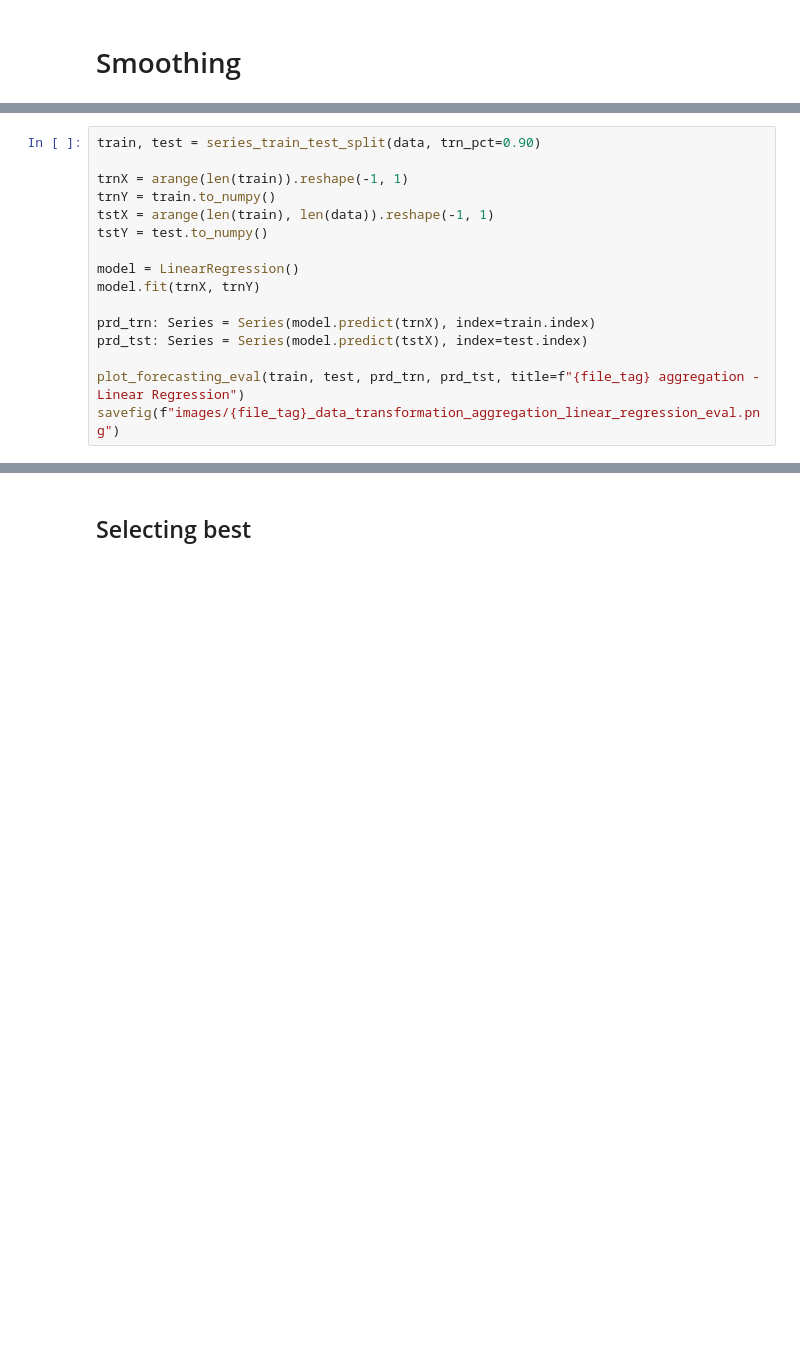
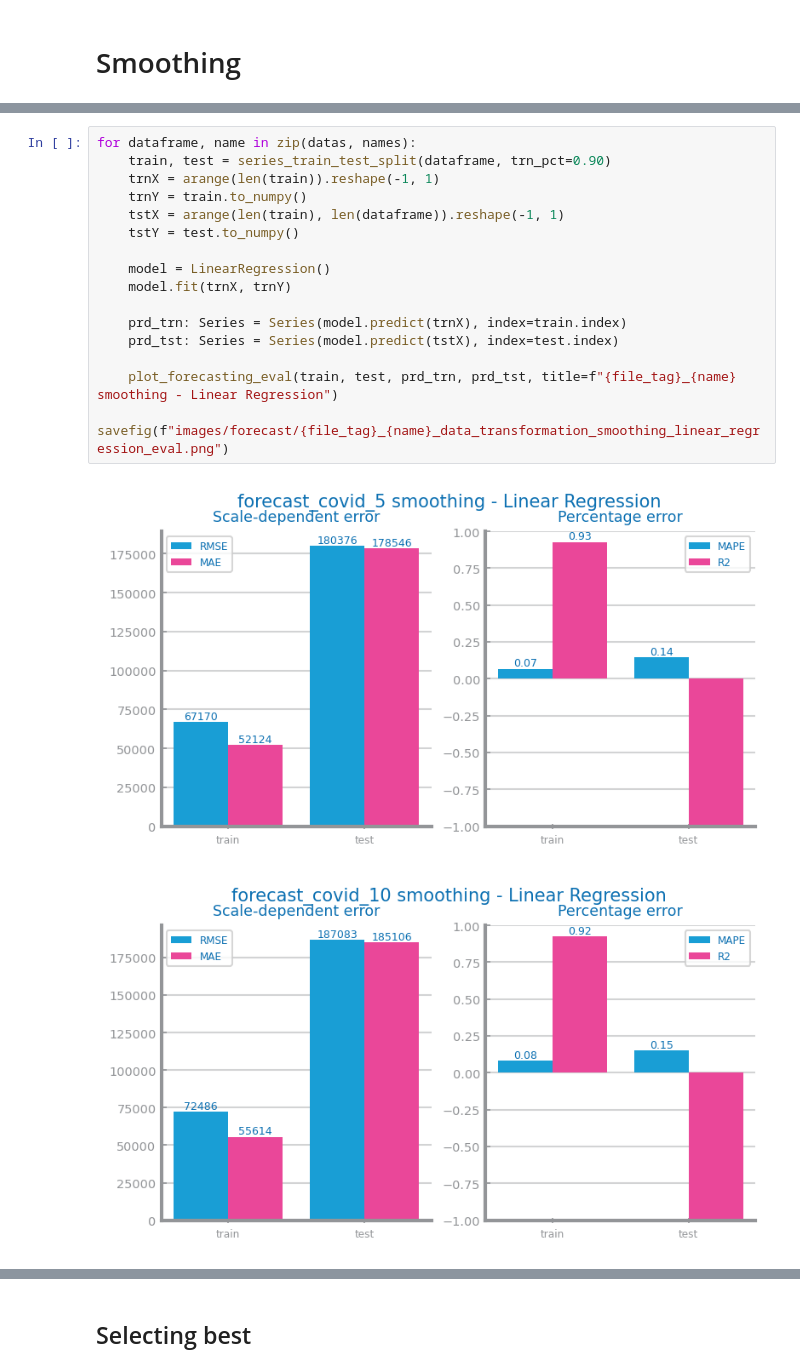
Before and after one commit to esteves3/data-science, a Jupyter notebook: forecasting-covid-data-transformation.ipynb, the cells around one changed output, grey strips where cells are left out. Saved outputs shown, nothing was run; the diff lists cells and outputs as text; blank space fills up the shorter version.

Commit message:
add smoothing and differentiation for covid

```diff
--- a/forecasting-covid-data-transformation.ipynb
+++ b/forecasting-covid-data-transformation.ipynb
@@ -98,16 +153,19 @@ data = best_aggregation
 # %%
-train, test = series_train_test_split(data, trn_pct=0.90)
+for dataframe, name in zip(datas, names):
+    train, test = series_train_test_split(dataframe, trn_pct=0.90)
+    trnX = arange(len(train)).reshape(-1, 1)
+    trnY = train.to_numpy()
+    tstX = arange(len(train), len(dataframe)).reshape(-1, 1)
+    tstY = test.to_numpy()
 
-trnX = arange(len(train)).reshape(-1, 1)
-trnY = train.to_numpy()
-tstX = arange(len(train), len(data)).reshape(-1, 1)
-tstY = test.to_numpy()
+    model = LinearRegression()
+    model.fit(trnX, trnY)
 
-model = LinearRegression()
-model.fit(trnX, trnY)
+    prd_trn: Series = Series(model.predict(trnX), index=train.index)
+    prd_tst: Series = Series(model.predict(tstX), index=test.index)
 
-prd_trn: Series = Series(model.predict(trnX), index=train.index)
-prd_tst: Series = Series(model.predict(tstX), index=test.index)
-
-plot_forecasting_eval(train, test, prd_trn, prd_tst, title=f"{file_tag} aggregation - Linear Regression")
-savefig(f"images/{file_tag}_data_transformation_aggregation_linear_regression_eval.png")
+    plot_forecasting_eval(train, test, prd_trn, prd_tst, title=f"{file_tag}_{name} smoothing - Linear Regression")
+    savefig(f"images/forecast/{file_tag}_{name}_data_transformation_smoothing_linear_regression_eval.png")
+# %% [output]
+[figure, added]
+[figure, added]
```
Also changed, not shown: parts of 12 cells of this notebook, 6 other files.
